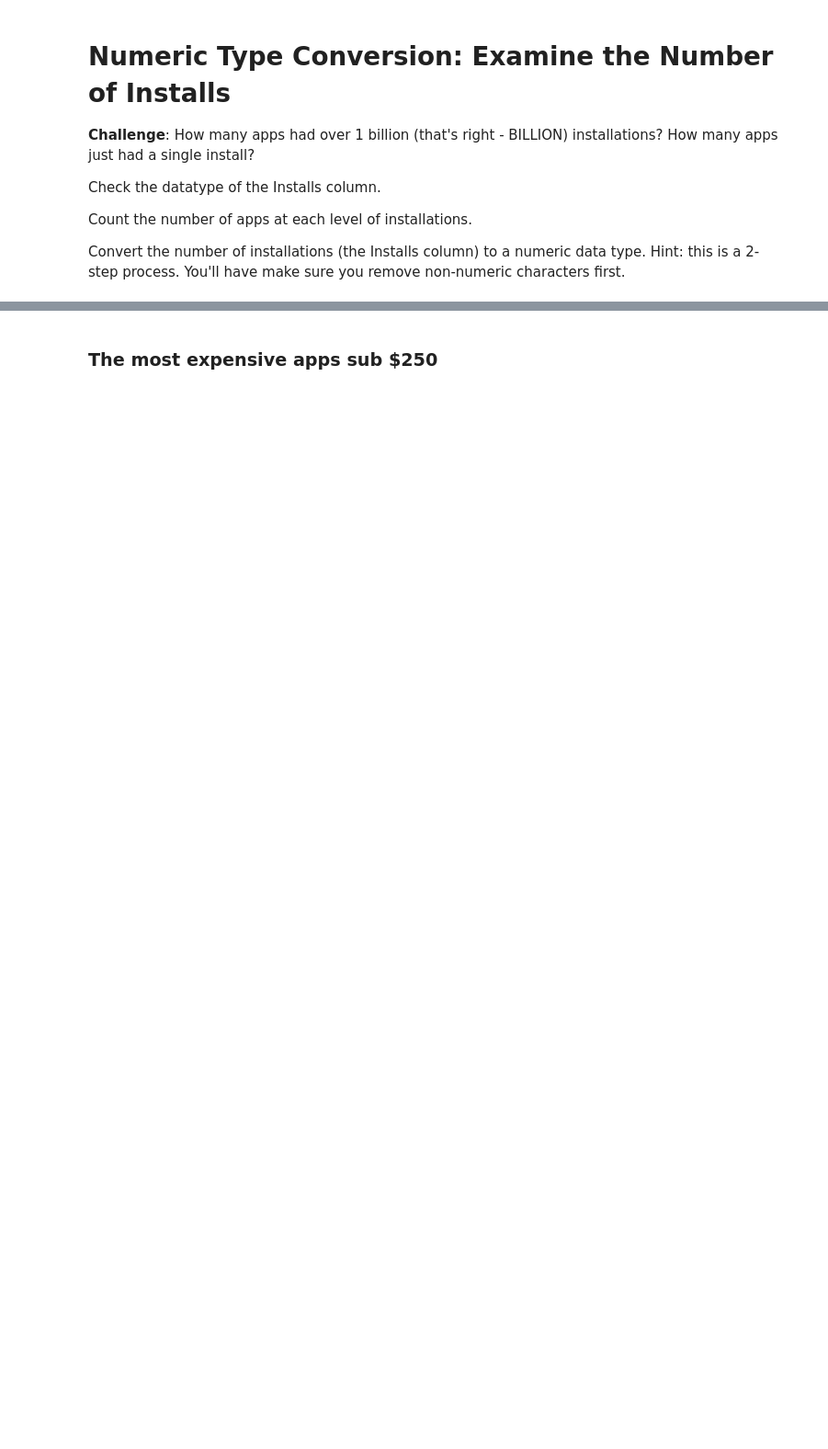
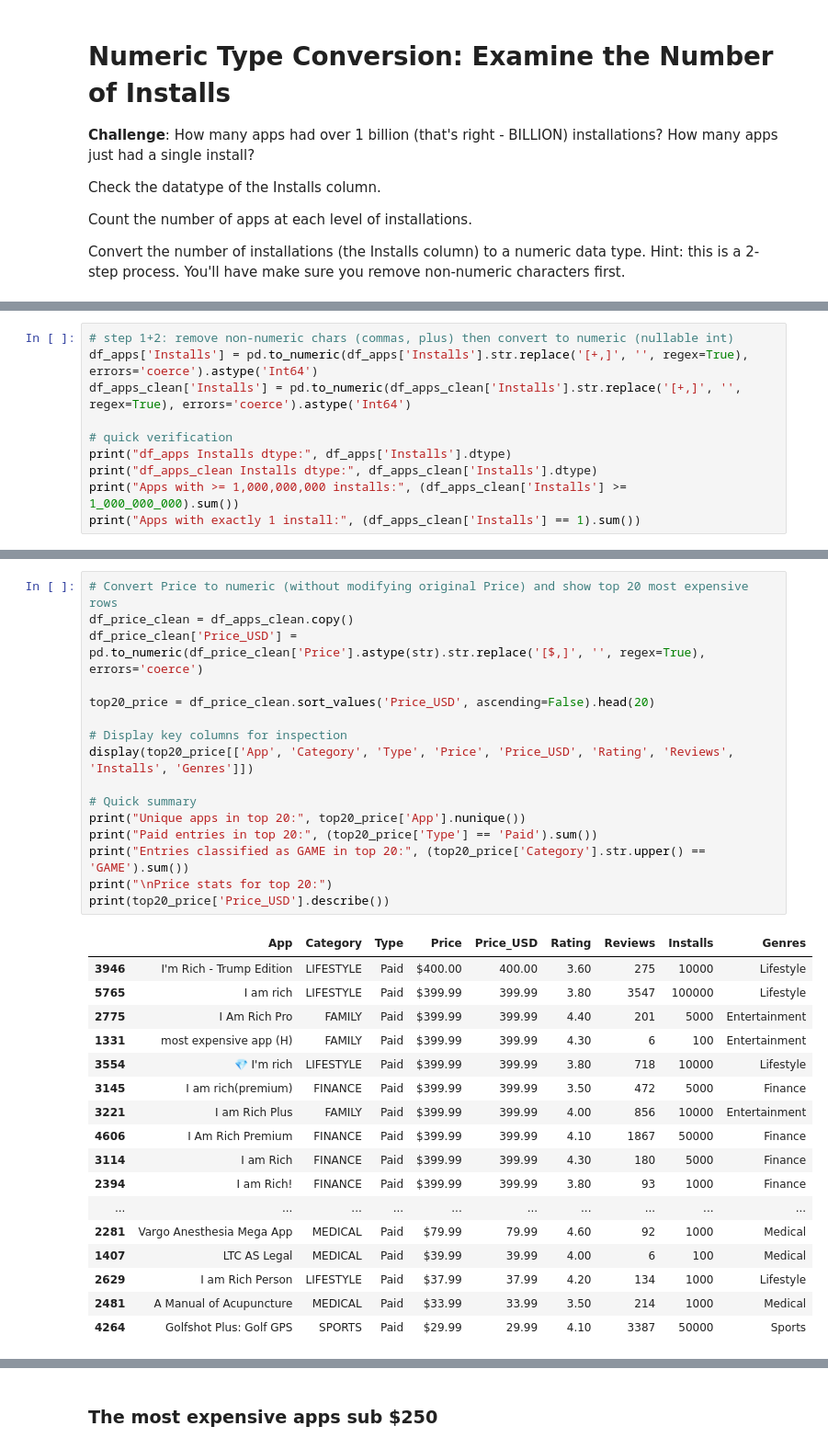
Before and after one commit to rudil24/pythonCourse, a Jupyter notebook: solutions/day076/Google Play Store App Analytics (start).ipynb, the cells around one changed output, grey strips where cells are left out. Shown at 92% size. Cells and saved outputs as stored; diff of their text form; blank space fills up the shorter version.

```diff
--- a/solutions/day076/Google Play Store App Analytics (start).ipynb
+++ b/solutions/day076/Google Play Store App Analytics (start).ipynb
@@ -184,0 +261,10 @@ Convert the number of installations (the Installs column) to a numeric data type
+# %%
+# step 1+2: remove non-numeric chars (commas, plus) then convert to numeric (nullable int)
+df_apps['Installs'] = pd.to_numeric(df_apps['Installs'].str.replace('[+,]', '', regex=True), errors='coerce').astype('Int64')
+df_apps_clean['Installs'] = pd.to_numeric(df_apps_clean['Installs'].str.replace('[+,]', '', regex=True), errors='coerce').astype('Int64')
+
+# quick verification
+print("df_apps Installs dtype:", df_apps['Installs'].dtype)
+print("df_apps_clean Installs dtype:", df_apps_clean['Installs'].dtype)
+print("Apps with >= 1,000,000,000 installs:", (df_apps_clean['Installs'] >= 1_000_000_000).sum())
+print("Apps with exactly 1 install:", (df_apps_clean['Installs'] == 1).sum())
@@ -194 +287,35 @@ Remove all apps that cost more than $250 from the `df_apps_clean` DataFrame.
 Add a column called 'Revenue_Estimate' to the DataFrame. This column should hold the price of the app times the number of installs. What are the top 10 highest grossing paid apps according to this estimate? Out of the top 10 highest grossing paid apps, how many are games?
+# %%
+# Convert Price to numeric (without modifying original Price) and show top 20 most expensive rows
+df_price_clean = df_apps_clean.copy()
+df_price_clean['Price_USD'] = pd.to_numeric(df_price_clean['Price'].astype(str).str.replace('[$,]', '', regex=True), errors='coerce')
+
+top20_price = df_price_clean.sort_values('Price_USD', ascending=False).head(20)
+
+# Display key columns for inspection
+display(top20_price[['App', 'Category', 'Type', 'Price', 'Price_USD', 'Rating', 'Reviews', 'Installs', 'Genres']])
+
+# Quick summary
+print("Unique apps in top 20:", top20_price['App'].nunique())
+print("Paid entries in top 20:", (top20_price['Type'] == 'Paid').sum())
+print("Entries classified as GAME in top 20:", (top20_price['Category'].str.upper() == 'GAME').sum())
+print("\nPrice stats for top 20:")
+print(top20_price['Price_USD'].describe())
+# %% [output]
+|  | App | Category | Type | Price | Price_USD | Rating | Reviews | Installs | Genres |
+| 3946 | I'm Rich - Trump Edition | LIFESTYLE | Paid | $400.00 | 400.00 | 3.60 | 275 | 10000 | Lifestyle |
+| 5765 | I am rich | LIFESTYLE | Paid | $399.99 | 399.99 | 3.80 | 3547 | 100000 | Lifestyle |
+| 2775 | I Am Rich Pro | FAMILY | Paid | $399.99 | 399.99 | 4.40 | 201 | 5000 | Entertainment |
+| 1331 | most expensive app (H) | FAMILY | Paid | $399.99 | 399.99 | 4.30 | 6 | 100 | Entertainment |
+| 3554 | 💎 I'm rich | LIFESTYLE | Paid | $399.99 | 399.99 | 3.80 | 718 | 10000 | Lifestyle |
+| 3145 | I am rich(premium) | FINANCE | Paid | $399.99 | 399.99 | 3.50 | 472 | 5000 | Finance |
+| 3221 | I am Rich Plus | FAMILY | Paid | $399.99 | 399.99 | 4.00 | 856 | 10000 | Entertainment |
+| 4606 | I Am Rich Premium | FINANCE | Paid | $399.99 | 399.99 | 4.10 | 1867 | 50000 | Finance |
+| 3114 | I am Rich | FINANCE | Paid | $399.99 | 399.99 | 4.30 | 180 | 5000 | Finance |
+| 2394 | I am Rich! | FINANCE | Paid | $399.99 | 399.99 | 3.80 | 93 | 1000 | Finance |
+| ... | ... | ... | ... | ... | ... | ... | ... | ... | ... |
+| 2281 | Vargo Anesthesia Mega App | MEDICAL | Paid | $79.99 | 79.99 | 4.60 | 92 | 1000 | Medical |
+| 1407 | LTC AS Legal | MEDICAL | Paid | $39.99 | 39.99 | 4.00 | 6 | 100 | Medical |
+| 2629 | I am Rich Person | LIFESTYLE | Paid | $37.99 | 37.99 | 4.20 | 134 | 1000 | Lifestyle |
+| 2481 | A Manual of Acupuncture | MEDICAL | Paid | $33.99 | 33.99 | 3.50 | 214 | 1000 | Medical |
+| 4264 | Golfshot Plus: Golf GPS | SPORTS | Paid | $29.99 | 29.99 | 4.10 | 3387 | 50000 | Sports |
```
Also changed, not shown: parts of 32 cells of this notebook, 3 other files.
